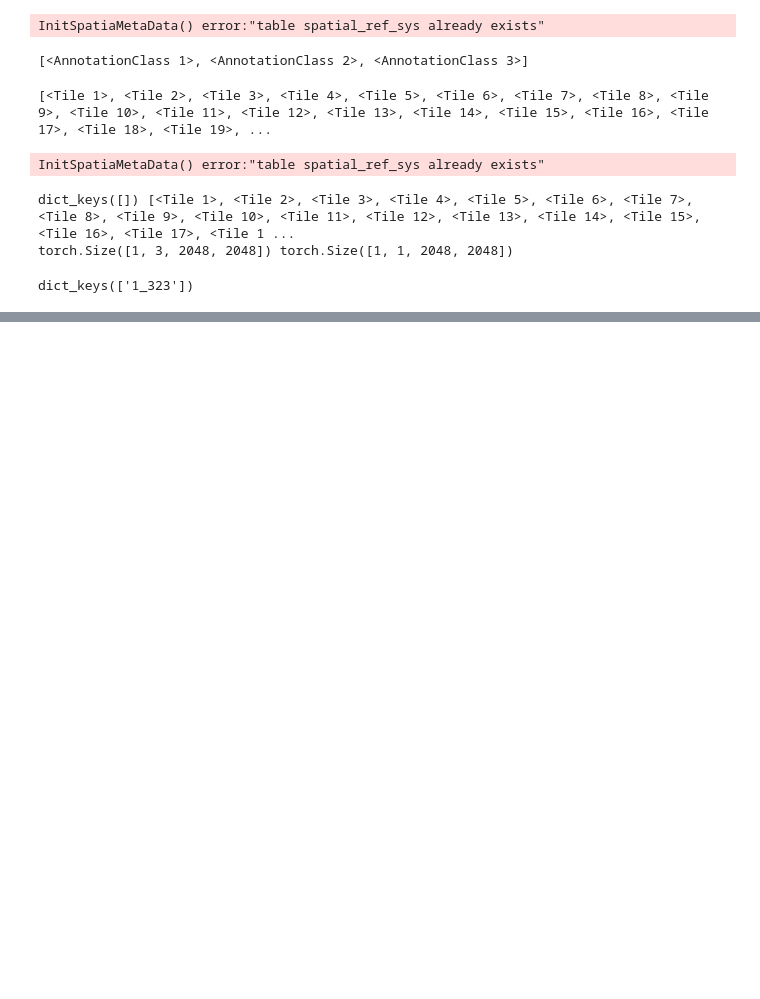
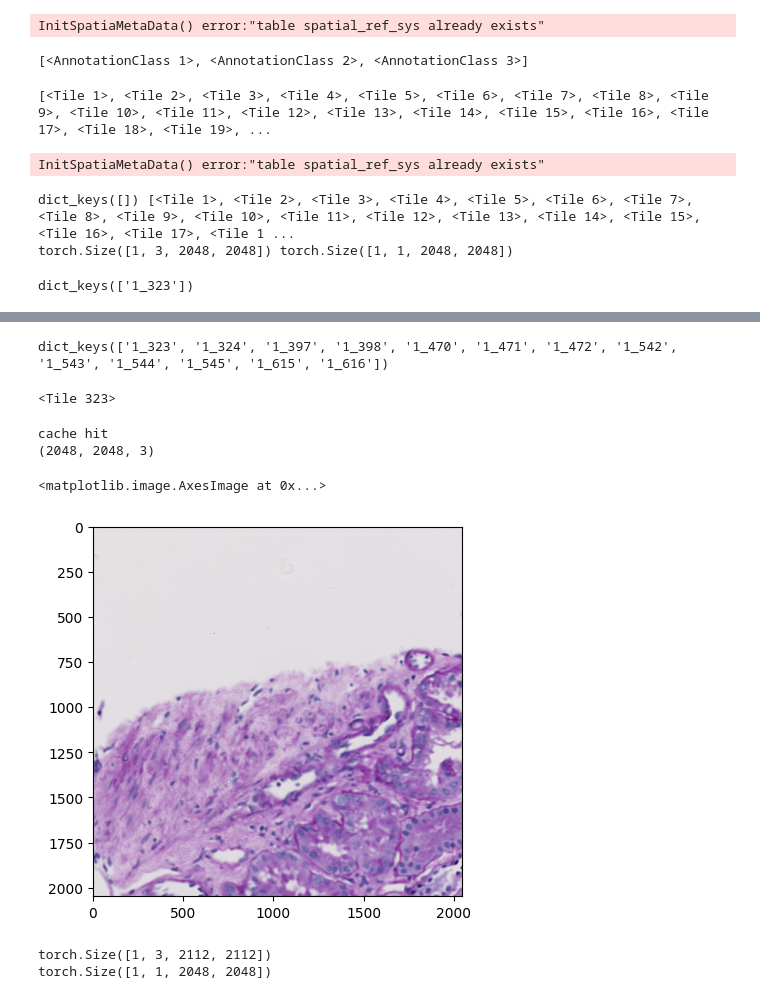
Before and after one commit to choosehappy/QuickAnnotator, a Jupyter notebook: quickannotator/dl/2-dataloader_work.ipynb, the cells around one changed output, grey strips where cells are left out. Drawn from its saved outputs; the diff is of its cells as text; code cells hidden in the pictures; blank space fills up the shorter version.

```diff
--- a/quickannotator/dl/2-dataloader_work.ipynb
+++ b/quickannotator/dl/2-dataloader_work.ipynb
@@ -346,0 +368,44 @@ Clipping input data to the valid range for imshow with RGB data ([0..1] for floa
+# %%
+dataset.cache.keys()
+# %% [output]
+dict_keys(['1_323', '1_324', '1_397', '1_398', '1_470', '1_471', '1_472', '1_542', '1_543', '1_544', '1_545', '1_615', '1_616'])
+# %%
+image_id = 1
+tile_id = 323
+infertile = [t for t in tiles if t.image_id ==image_id and tile_id == t.id][0]
+print(infertile)
+# %% [output]
+<Tile 323>
+# %%
+cache_key = f"{image_id}_{tile_id}"
+
+if cache_key in dataset.cache:
+    print("cache hit")
+    io_image, mask_image,weight = dataset.cache[cache_key]
+else:
+    tpoly = shapely.wkb.loads(infertile.geom.data)
+
+    # Get the bounds of the polygon
+    minx, miny, maxx, maxy = tpoly.bounds
+
+    # Compute the width and height
+    width = int(maxx - minx)
+    height = int(maxy - miny)
+
+    #--- image work
+    image = session.query(Image).filter_by(id=image_id).first()
+
+    image_path = image.path
+    slide = openslide.OpenSlide("../" + image_path)
+
+    # Extract the region defined by the tile
+    region = slide.read_region((int(minx), int(miny)), 0, (width, height))
+    io_image = np.array(region.convert("RGB"))
+
+print(io_image.shape)
+plt.imshow(io_image)
+# %% [output]
+cache hit
+(2048, 2048, 3)
+<matplotlib.image.AxesImage at 0x...>
+[figure, added]
@@ -346,0 +414,21 @@ Clipping input data to the valid range for imshow with RGB data ([0..1] for floa
+# %%
+io_image= io_orig.copy()
+# Normalize the io_image
+model.eval()
+with torch.no_grad():
+    io_image = io_image / 255.0  # Normalize to range [0, 1]
+    io_image = (io_image - np.array([0.485, 0.456, 0.406])) / np.array([0.229, 0.224, 0.225])  # Apply mean and std normalization
+    io_image = np.pad(io_image, ((32, 32), (32, 32), (0, 0)), mode='reflect')
+
+    io_image = torch.tensor(io_image, dtype=torch.float32).permute(2, 0, 1).unsqueeze(0).to(device)  # Convert to tensor and move to device
+
+    print(io_image.shape)
+    # Pass through the model
+    outputs = model(io_image)
+
+    # Remove the padding
+    outputs = outputs[:, :, 32:-32, 32:-32]
+    print(outputs.shape)
+# %% [output]
+torch.Size([1, 3, 2112, 2112])
+torch.Size([1, 1, 2048, 2048])
```
Also changed, not shown: parts of 14 cells of this notebook.
